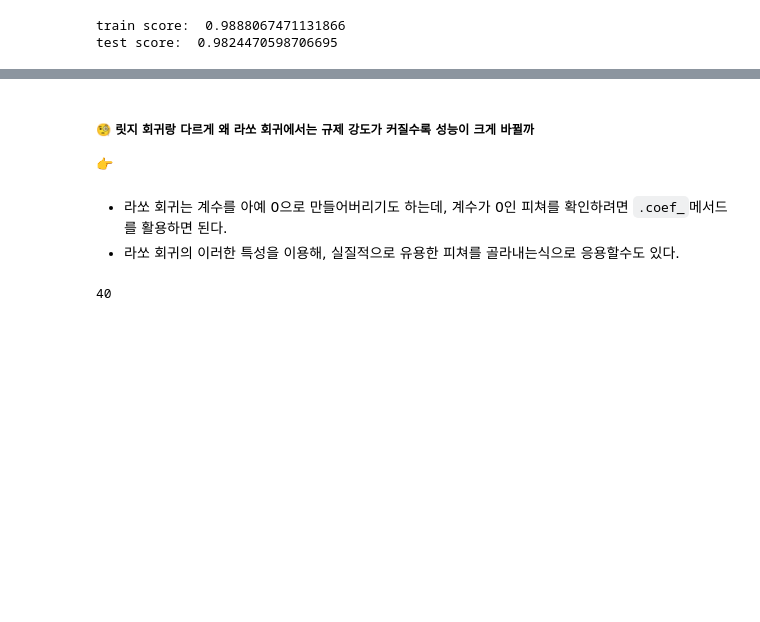
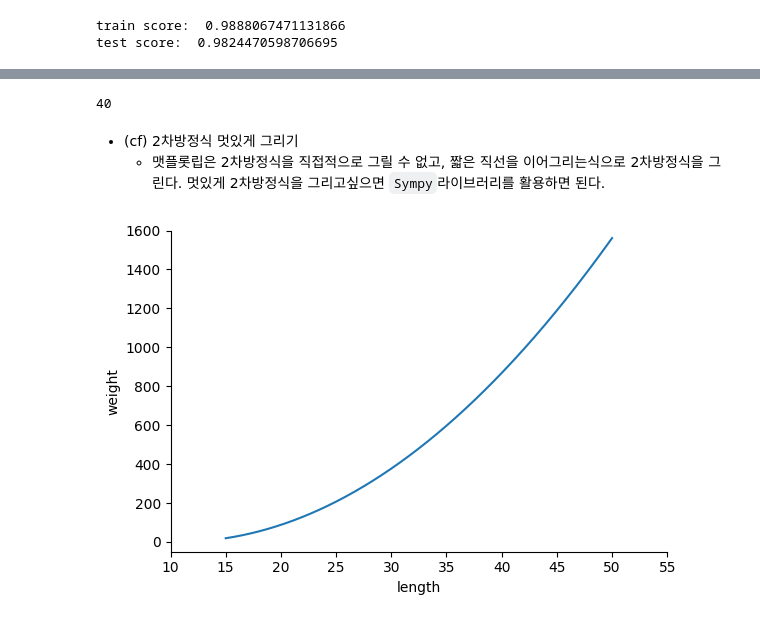
Before and after one commit to koreannn/HonGong, a Jupyter notebook: 03_회귀알고리즘과_모델규제/03-03_피쳐엔지니어링과_규제.ipynb, the cells around one changed output, grey strips where cells are left out. Cells and saved outputs as stored; diff of their text form; code cells hidden in the pictures; blank space fills up the shorter version.

```diff
--- a/03_회귀알고리즘과_모델규제/03-03_피쳐엔지니어링과_규제.ipynb
+++ b/03_회귀알고리즘과_모델규제/03-03_피쳐엔지니어링과_규제.ipynb
@@ -259,11 +288,20 @@ test score:  0.9824470598706695
+# %%
+print(np.sum(lasso.coef_ == 0)) # 계수가 0인 피쳐의 개수
+# %% [output]
+40
 # %% [markdown]
-##### 🧐 릿지 회귀랑 다르게 왜 라쏘 회귀에서는 규제 강도가 커질수록 성능이 크게 바뀔까
-
-👉
+- (cf) 2차방정식 멋있게 그리기
+    - 맷플롯립은 2차방정식을 직접적으로 그릴 수 없고, 짧은 직선을 이어그리는식으로 2차방정식을 그린다. 멋있게 2차방정식을 그리고싶으면 `Sympy`라이브러리를 활용하면 된다.
-# %% [markdown]
-- 라쏘 회귀는 계수를 아예 0으로 만들어버리기도 하는데, 계수가 0인 피쳐를 확인하려면 `.coef_`메서드를 활용하면 된다.
-- 라쏘 회귀의 이러한 특성을 이용해, 실질적으로 유용한 피쳐를 골라내는식으로 응용할수도 있다.
-# %%
-print(np.sum(lasso.coef_ == 0)) # 계수가 0인 피쳐의 개수
-# %% [output]
-40
+# %%
+from sympy import *
+from sympy.plotting import plot
+import matplotlib.pyplot as plt
+
+x = symbols('x')
+y = 1.01*x**2 - 21.6*x + 116.05
+
+plot(y, (x, 15, 50), xlabel='length', ylabel='weight',
+     xlim=(10,55), ylim=(-50, 1600), size=(6,4), axis_center=(10, -50))
+plt.show()
+# %% [output]
+[figure, added]
```
Also changed, not shown: parts of 4 cells of this notebook, 6 other files.
